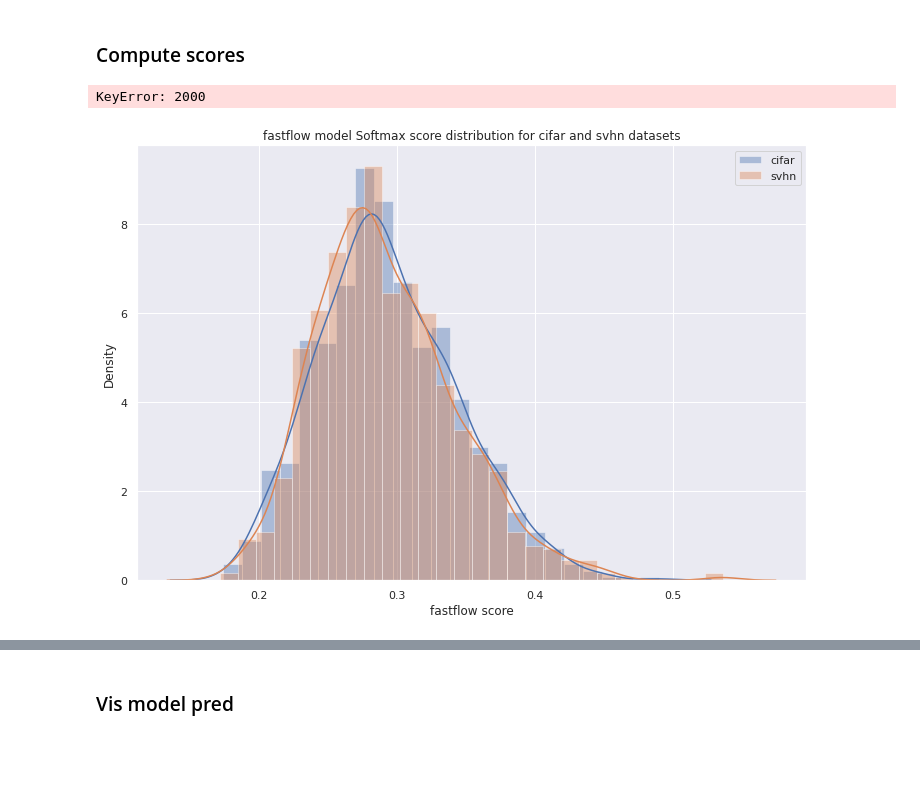
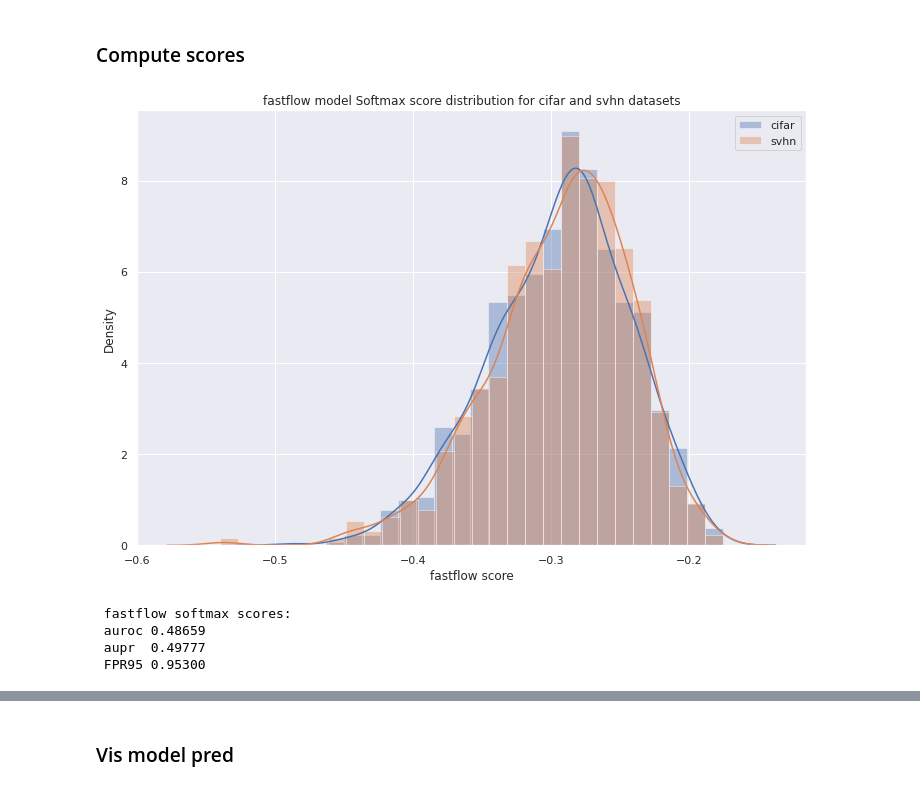
Before and after one commit to Leonid-Erlygin/ood, a Jupyter notebook: fastflow/run_train_eval.ipynb, the cells around one changed output, grey strips where cells are left out. Saved outputs shown, nothing was run; the diff lists cells and outputs as text; code cells hidden in the pictures; blank space fills up the shorter version.

```diff
--- a/fastflow/run_train_eval.ipynb
+++ b/fastflow/run_train_eval.ipynb
@@ -33,7 +40,7 @@ True
 # %%
 config = get_configurable_parameters(
     model_config_path="/workspaces/ood/anomalib/anomalib/models/fastflow/config.yaml",
-    weight_file="/workspaces/ood/data/test_model_5300_loss.ckpt",
+    weight_file="/workspaces/ood/anomalib/results/fastflow/mvtec/ood/weights/model-v2.ckpt",
 )
 # %%
 # pre_process = PreProcessor(image_size=(config.dataset.image_size[0], config.dataset.image_size[0]))
@@ -84,7 +91,8 @@ CNF coder: 2048
 # %%
 in_anomaly_scores = []
 out_anomaly_scores = []
-for sample in tqdm(test_data):
+for sample_idx in tqdm(range(len(test_data))):
+    sample = test_data[sample_idx]
     image = torch.unsqueeze(torch.tensor(sample["image"]).float().to(device), dim=0)
     label = sample["label"]
     out = model(image)
@@ -93,5 +101,3 @@ for sample in tqdm(test_data):
         in_anomaly_scores.append(anomaly_score)
     else:
         out_anomaly_scores.append(anomaly_score)
-# %% [output]
-KeyError: 2000
@@ -98,11 +112,25 @@ KeyError: 2000
 # %%
 model_name = "fastflow"
+scores_distr = {
+    "cifar": -np.array(in_anomaly_scores),
+    "svhn": -np.array(out_anomaly_scores),
+}
 draw_score_distr_plot(
-    scores_distr={"cifar": in_anomaly_scores, "svhn": out_anomaly_scores},
+    scores_distr=scores_distr,
     score_type="fastflow",
     model_name=model_name,
     in_data_name="cifar",
     out_data_name="svhn",
 )
 # %% [output]
-[figure, old version]
+[figure, new version]
+# %%
+auroc, aupr, fpr = get_measures(scores_distr["cifar"], scores_distr["svhn"])
+auroc, aupr, fpr = prettify_value((auroc, aupr, fpr), num_round=5, ljust_num=7)
+
+print(f" {model_name} softmax scores: \n auroc {auroc}\n aupr  {aupr}\n FPR95 {fpr}")
+# %% [output]
+ fastflow softmax scores:
+ auroc 0.48659
+ aupr  0.49777
+ FPR95 0.95300
```
Also changed, not shown: parts of 4 cells of this notebook, 5 other files.
